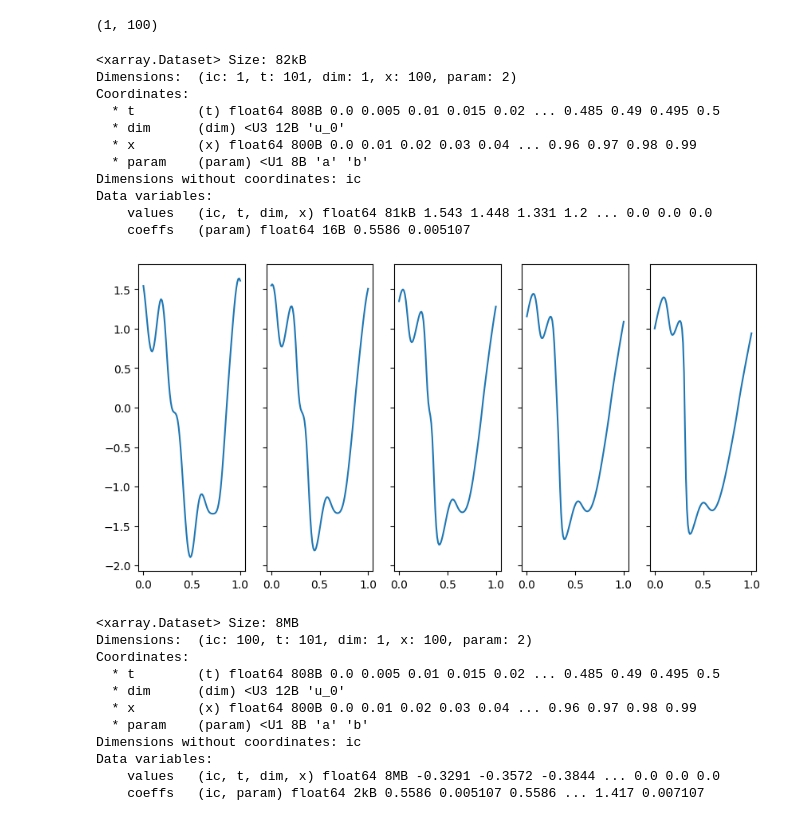
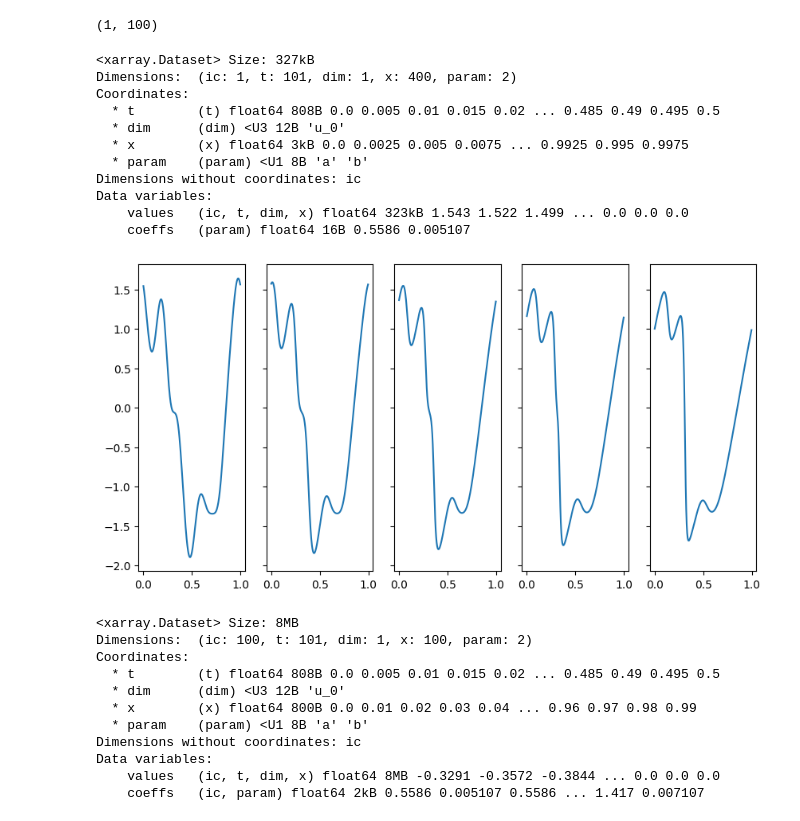
Before and after one commit to xx257xx/CONTEXT_FLUX_NO, a Jupyter notebook: notebooks/data_generation/viscous_burgers_1d.ipynb, the cells around one changed output. Saved outputs shown, nothing was run; the diff lists cells and outputs as text; code cells hidden in the pictures.

```diff
--- a/notebooks/data_generation/viscous_burgers_1d.ipynb
+++ b/notebooks/data_generation/viscous_burgers_1d.ipynb
@@ -6,4 +6,8 @@ import matplotlib.pyplot as plt
 from context_flux_no.simulations.pde.burgers import ViscousBurgers1D
 from context_flux_no.simulations.utils import generate_dataset
 from context_flux_no.waveforms.grf import GaussianRandomField
+from context_flux_no.waveforms.step import PeriodicRandomStepFunction1D
+
+
+jax.config.update("jax_default_device", jax.devices("gpu")[4])
 # %% [output]
@@ -31,7 +34,7 @@ pde = ViscousBurgers1D(0.5586224794387817, 0.005106600467115641)
 sol = pde.solve(
     lambda x: grf.sample(x, jax.random.key(1))[0],
     x_span=(0, 1),
-    Nx=100,
+    Nx=400,
     t_span=(0, 0.5),
     Nt=100,
     bc="periodic",
@@ -39,23 +42,23 @@ sol = pde.solve(
 # %%
 sol
 # %% [output]
-<xarray.Dataset> Size: 82kB
-Dimensions:  (ic: 1, t: 101, dim: 1, x: 100, param: 2)
+<xarray.Dataset> Size: 327kB
+Dimensions:  (ic: 1, t: 101, dim: 1, x: 400, param: 2)
 Coordinates:
   * t        (t) float64 808B 0.0 0.005 0.01 0.015 0.02 ... 0.485 0.49 0.495 0.5
   * dim      (dim) <U3 12B 'u_0'
-  * x        (x) float64 800B 0.0 0.01 0.02 0.03 0.04 ... 0.96 0.97 0.98 0.99
+  * x        (x) float64 3kB 0.0 0.0025 0.005 0.0075 ... 0.9925 0.995 0.9975
   * param    (param) <U1 8B 'a' 'b'
 Dimensions without coordinates: ic
 Data variables:
-    values   (ic, t, dim, x) float64 81kB 1.543 1.448 1.331 1.2 ... 0.0 0.0 0.0
+    values   (ic, t, dim, x) float64 323kB 1.543 1.522 1.499 ... 0.0 0.0 0.0
     coeffs   (param) float64 16B 0.5586 0.005107
 # %%
 fig, axes = plt.subplots(1, 5, figsize=(10, 5), sharey="row")
 for i, ax in enumerate(axes):
-    axes[i].plot(x, sol["values"][0, 4 * i, 0])
+    axes[i].plot(sol.coords["x"], sol["values"][0, 4 * i, 0])
 # %% [output]
-[figure, old version]
+[figure, new version]
 # %%
 dataset = generate_dataset(
     n_coeffs=10,
```
Also changed, not shown: parts of 7 cells of this notebook, 28 other files.
